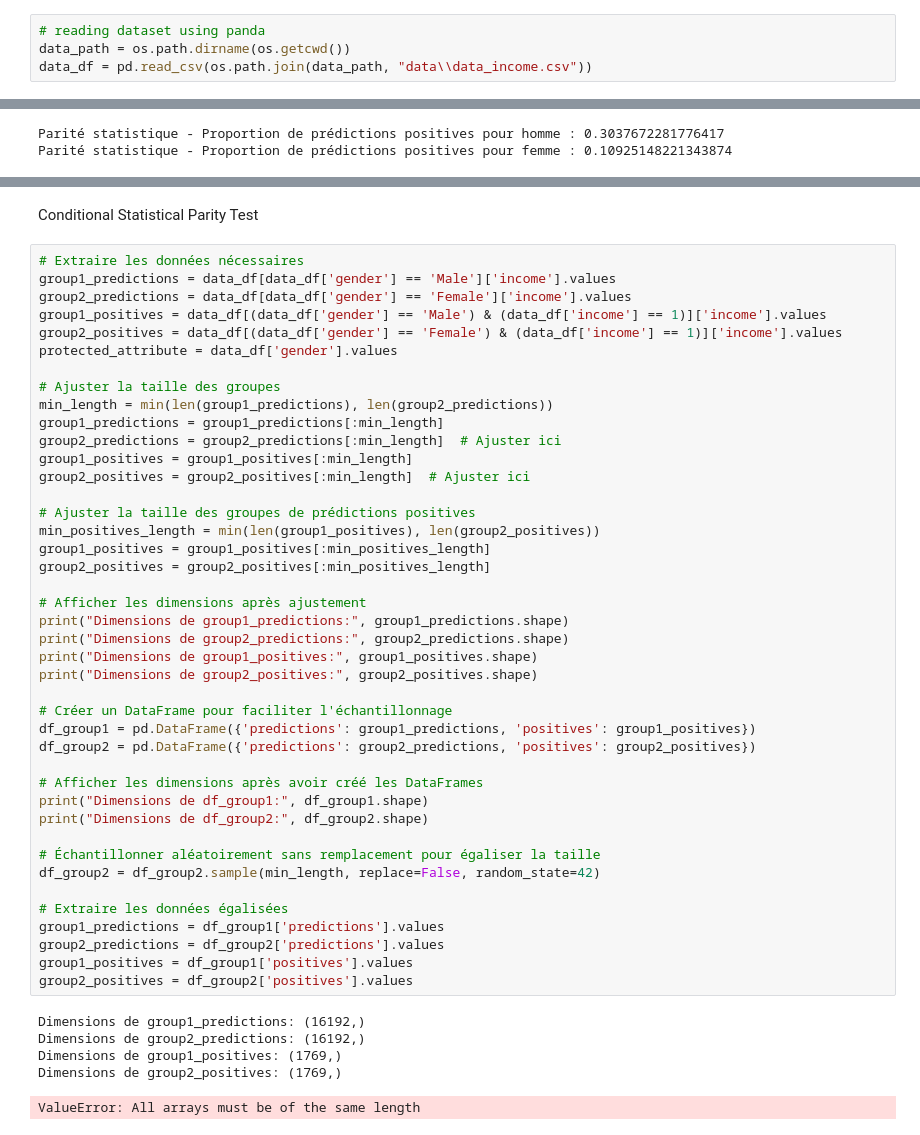
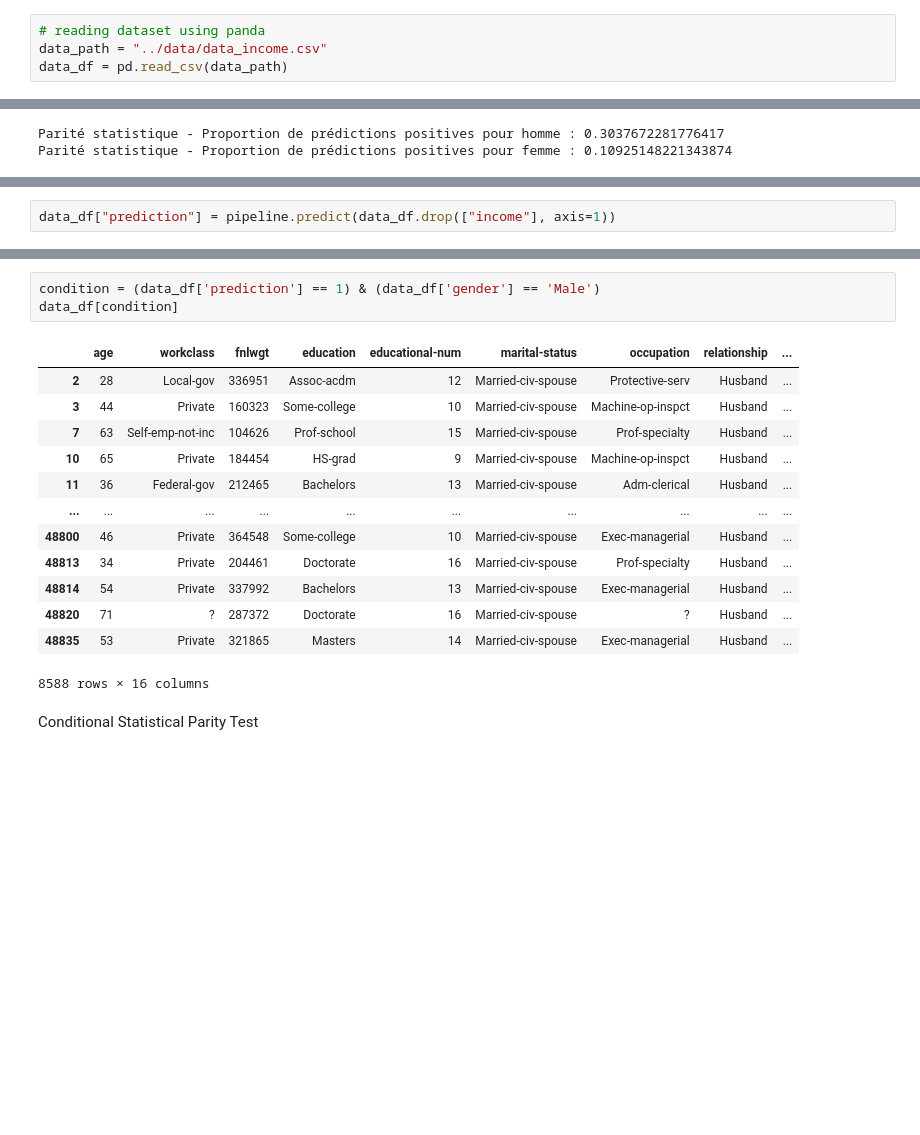
Before and after one commit to ConstanceGlly/Interpretability_and_Fairness_Income, a Jupyter notebook: Notebooks/Model Fairness.ipynb, the cells around one changed output, grey strips where cells are left out. Cells and saved outputs as stored; diff of their text form; blank space fills up the shorter version.

```diff
--- a/Notebooks/Model Fairness.ipynb
+++ b/Notebooks/Model Fairness.ipynb
@@ -18,8 +18,8 @@ import xgboost as xgb
 from xgboost import XGBClassifier
 # %%
 # reading dataset using panda
-data_path = os.path.dirname(os.getcwd())
-data_df = pd.read_csv(os.path.join(data_path, "data\\data_income.csv"))
+data_path = "../data/data_income.csv"
+data_df = pd.read_csv(data_path)
 # %%
 data_df.head()
 # %% [output]
@@ -187 +187,3 @@ chi2 = 4686.750440209035
 Pas de preuve significative de violation de la parité statistique.
+# %%
+data_df["prediction"] = pipeline.predict(data_df.drop(["income"], axis=1))
@@ -188,50 +215,19 @@ Pas de preuve significative de violation de la parité statistique.
+# %%
+condition = (data_df['prediction'] == 1) & (data_df['gender'] == 'Male')
+data_df[condition]
+# %% [output]
+|  | age | workclass | fnlwgt | education | educational-num | marital-status | occupation | relationship | ... |
+| 2 | 28 | Local-gov | 336951 | Assoc-acdm | 12 | Married-civ-spouse | Protective-serv | Husband | ... |
+| 3 | 44 | Private | 160323 | Some-college | 10 | Married-civ-spouse | Machine-op-inspct | Husband | ... |
+| 7 | 63 | Self-emp-not-inc | 104626 | Prof-school | 15 | Married-civ-spouse | Prof-specialty | Husband | ... |
+| 10 | 65 | Private | 184454 | HS-grad | 9 | Married-civ-spouse | Machine-op-inspct | Husband | ... |
+| 11 | 36 | Federal-gov | 212465 | Bachelors | 13 | Married-civ-spouse | Adm-clerical | Husband | ... |
+| ... | ... | ... | ... | ... | ... | ... | ... | ... | ... |
+| 48800 | 46 | Private | 364548 | Some-college | 10 | Married-civ-spouse | Exec-managerial | Husband | ... |
+| 48813 | 34 | Private | 204461 | Doctorate | 16 | Married-civ-spouse | Prof-specialty | Husband | ... |
+| 48814 | 54 | Private | 337992 | Bachelors | 13 | Married-civ-spouse | Exec-managerial | Husband | ... |
+| 48820 | 71 | ? | 287372 | Doctorate | 16 | Married-civ-spouse | ? | Husband | ... |
+| 48835 | 53 | Private | 321865 | Masters | 14 | Married-civ-spouse | Exec-managerial | Husband | ... |
+8588 rows × 16 columns
 # %% [markdown]
 Conditional Statistical Parity Test
-# %%
-# Extraire les données nécessaires
-group1_predictions = data_df[data_df['gender'] == 'Male']['income'].values
-group2_predictions = data_df[data_df['gender'] == 'Female']['income'].values
-group1_positives = data_df[(data_df['gender'] == 'Male') & (data_df['income'] == 1)]['income'].values
-group2_positives = data_df[(data_df['gender'] == 'Female') & (data_df['income'] == 1)]['income'].values
-protected_attribute = data_df['gender'].values
-
-# Ajuster la taille des groupes
-min_length = min(len(group1_predictions), len(group2_predictions))
-group1_predictions = group1_predictions[:min_length]
-group2_predictions = group2_predictions[:min_length]  # Ajuster ici
-group1_positives = group1_positives[:min_length]
-group2_positives = group2_positives[:min_length]  # Ajuster ici
-
-# Ajuster la taille des groupes de prédictions positives
-min_positives_length = min(len(group1_positives), len(group2_positives))
-group1_positives = group1_positives[:min_positives_length]
-group2_positives = group2_positives[:min_positives_length]
-
-# Afficher les dimensions après ajustement
-print("Dimensions de group1_predictions:", group1_predictions.shape)
-print("Dimensions de group2_predictions:", group2_predictions.shape)
-print("Dimensions de group1_positives:", group1_positives.shape)
-print("Dimensions de group2_positives:", group2_positives.shape)
-
-# Créer un DataFrame pour faciliter l'échantillonnage
-df_group1 = pd.DataFrame({'predictions': group1_predictions, 'positives': group1_positives})
-df_group2 = pd.DataFrame({'predictions': group2_predictions, 'positives': group2_positives})
-
-# Afficher les dimensions après avoir créé les DataFrames
-print("Dimensions de df_group1:", df_group1.shape)
-print("Dimensions de df_group2:", df_group2.shape)
-
-# Échantillonner aléatoirement sans remplacement pour égaliser la taille
-df_group2 = df_group2.sample(min_length, replace=False, random_state=42)
-
-# Extraire les données égalisées
-group1_predictions = df_group1['predictions'].values
-group2_predictions = df_group2['predictions'].values
-group1_positives = df_group1['positives'].values
-group2_positives = df_group2['positives'].values
-# %% [output]
-Dimensions de group1_predictions: (16192,)
-Dimensions de group2_predictions: (16192,)
-Dimensions de group1_positives: (1769,)
-Dimensions de group2_positives: (1769,)
-ValueError: All arrays must be of the same length
```
Also changed, not shown: parts of 13 cells of this notebook, 1 other file.
